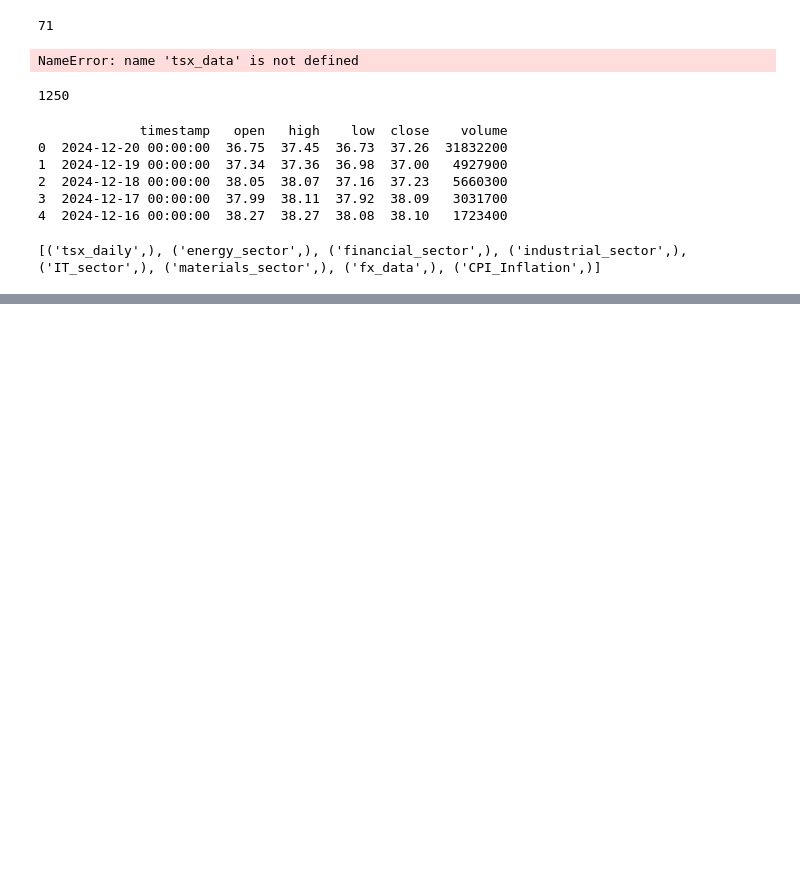
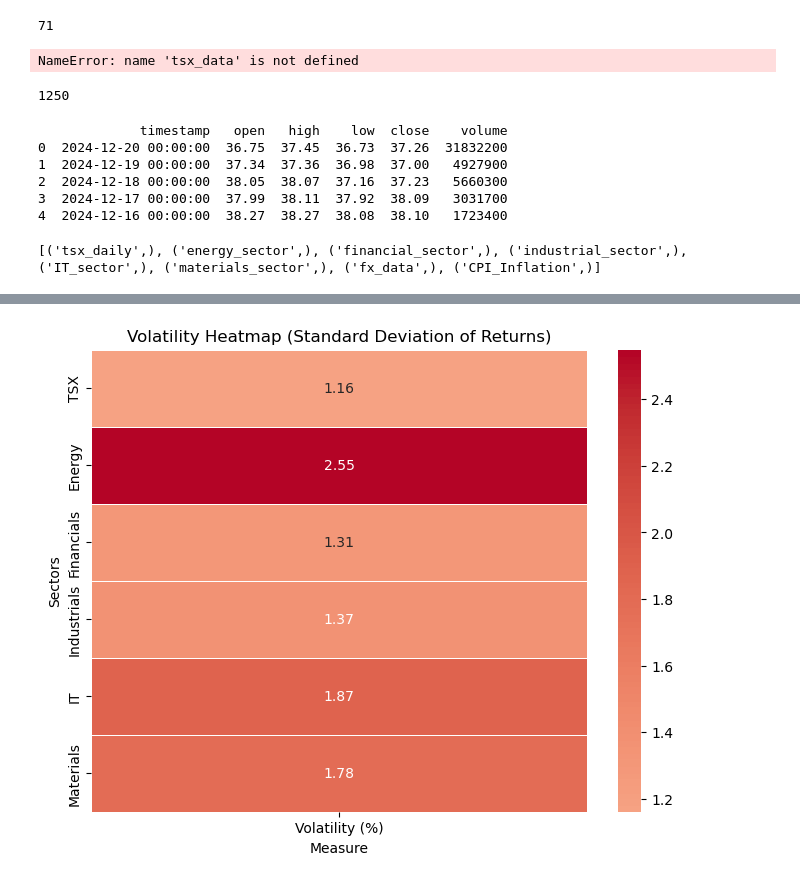
Before and after one commit to talazubi/Project-3-CA-Economic-Performance, a Jupyter notebook: Project 3 - Ammar.ipynb, the cells around one changed output, grey strips where cells are left out. Saved outputs shown, nothing was run; the diff lists cells and outputs as text; code cells hidden in the pictures; blank space fills up the shorter version.

```diff
--- a/Project 3 - Ammar.ipynb
+++ b/Project 3 - Ammar.ipynb
@@ -182,0 +243,41 @@ print(cursor.fetchall())
+# %%
+# Calculate returns for all sectors
+tsx_data['returns (%)'] = tsx_data['close'].pct_change() * 100
+energy_data['returns (%)'] = energy_data['close'].pct_change() * 100
+financial_data['returns (%)'] = financial_data['close'].pct_change() * 100
+industrial_data['returns (%)'] = industrial_data['close'].pct_change() * 100
+it_data['returns (%)'] = it_data['close'].pct_change() * 100
+materials_data['returns (%)'] = materials_data['close'].pct_change() * 100
+
+# Fill NaN values with 0 and round to 2 decimals
+for data in [tsx_data, energy_data, financial_data, industrial_data, it_data, materials_data]:
+    data['returns (%)'] = data['returns (%)'].round(2).fillna(0)
+# %%
+# VIsualising the volatility heatmap
+
+returns_data = pd.DataFrame({
+    'TSX': tsx_data['returns (%)'],
+    'Energy': energy_data['returns (%)'],
+    'Financials': financial_data['returns (%)'],
+    'Industrials': industrial_data['returns (%)'],
+    'IT': it_data['returns (%)'],
+    'Materials': materials_data['returns (%)']
+})
+
+# Calculate volatility (standard deviation of returns)
+volatility = returns_data.std()
+
+# Convert volatility data to a DataFrame for the heatmap
+volatility_df = volatility.to_frame(name='Volatility (%)')
+
+# Create a heatmap
+plt.figure(figsize=(8, 6))
+sns.heatmap(volatility_df, annot=True, fmt=".2f", cmap="coolwarm", linewidths=0.5, center=0)
+
+# Add labels and title
+plt.title("Volatility Heatmap (Standard Deviation of Returns)")
+plt.xlabel("Measure")
+plt.ylabel("Sectors")
+plt.show()
+# %% [output]
+[figure, added]
```
Also changed, not shown: parts of 4 cells of this notebook.
